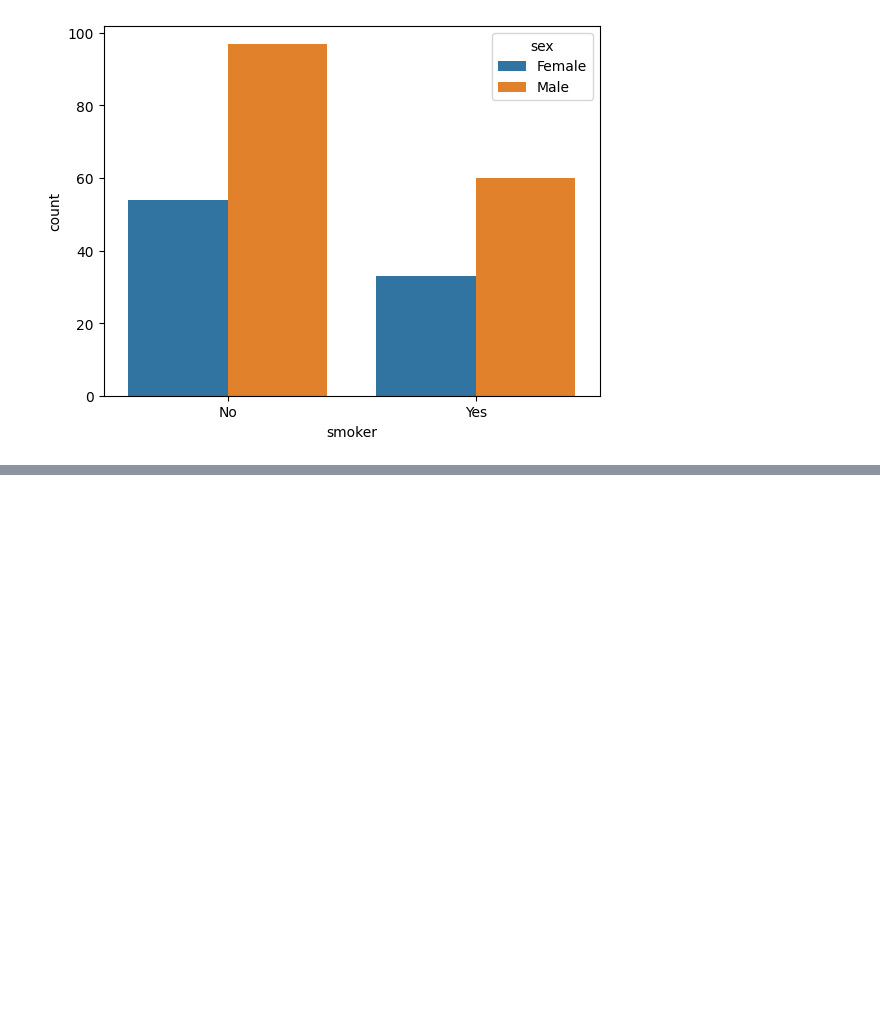
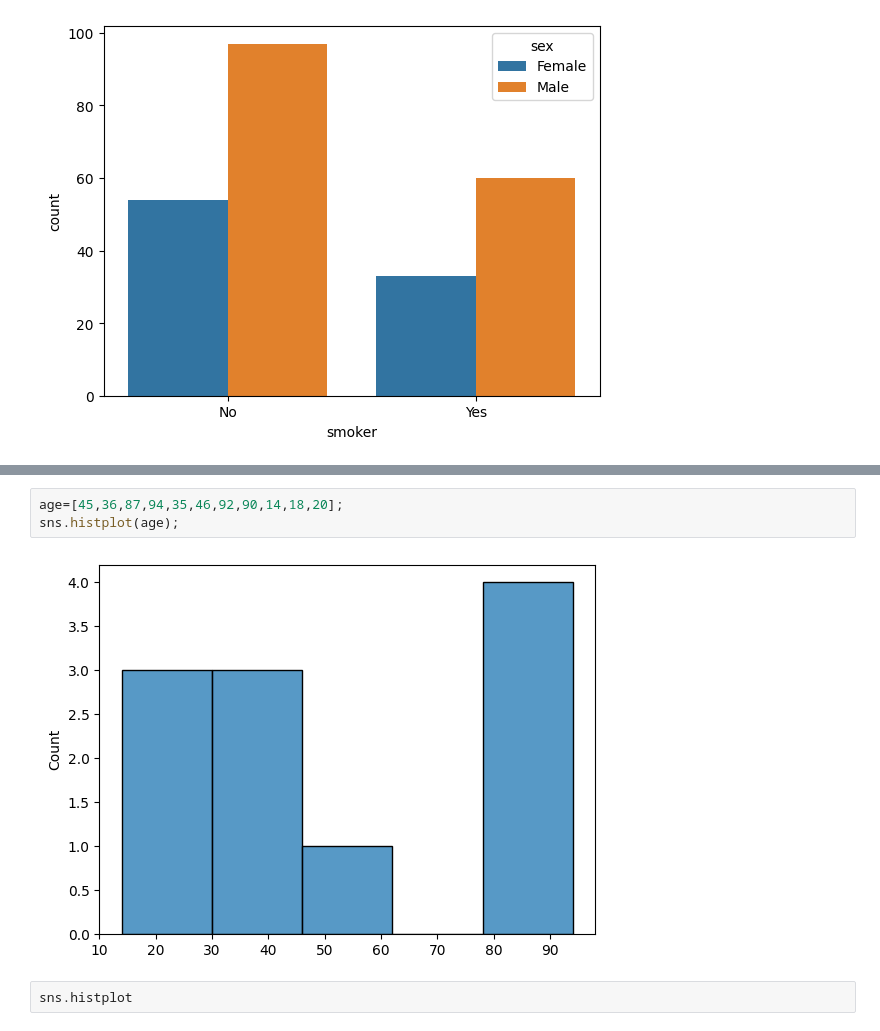
Before and after one commit to sahithivemula99/Hacker-rank-in-c-program, a Jupyter notebook: Untitled10.ipynb, the cells around one changed output, grey strips where cells are left out. Drawn from its saved outputs; the diff is of its cells as text; blank space fills up the shorter version.

```diff
--- a/Untitled10.ipynb
+++ b/Untitled10.ipynb
@@ -176,0 +182,7 @@ sns.countplot(x=tips_data["smoker"],hue=tips_data["sex"])
+# %%
+age=[45,36,87,94,35,46,92,90,14,18,20];
+sns.histplot(age);
+# %% [output]
+[figure, added]
+# %%
+sns.histplot
```
Also changed, not shown: parts of 3 cells of this notebook.
